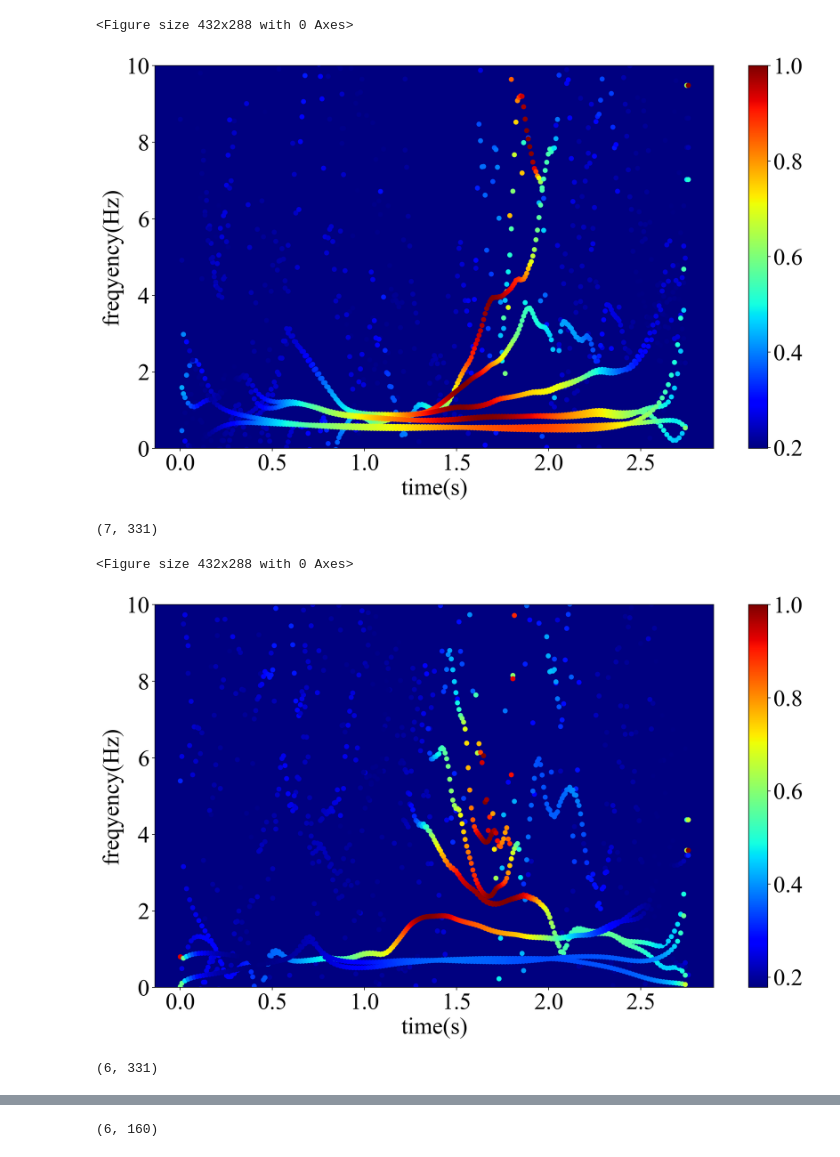
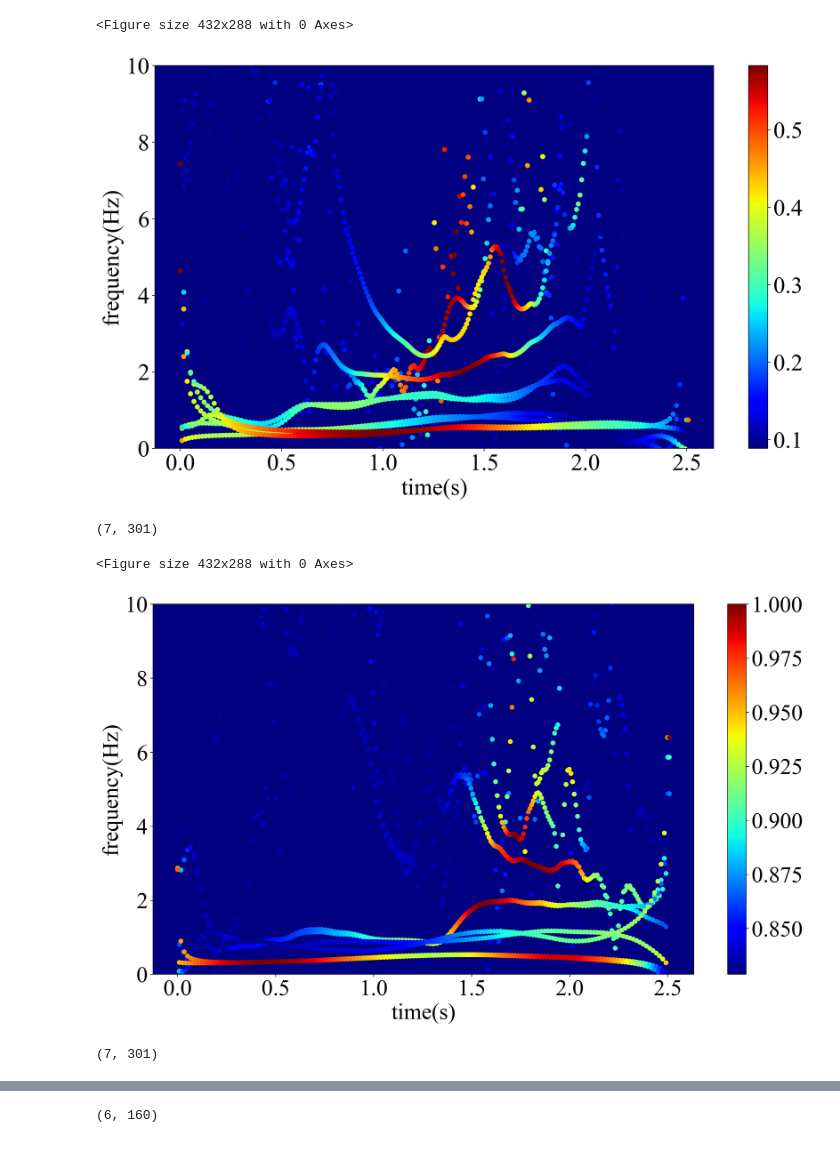
Before and after one commit to chudai8141/golf2, a Jupyter notebook: GolfMEMD/hht_calculation.ipynb, the cells around one changed output, grey strips where cells are left out. Cells and saved outputs as stored; diff of their text form; code cells hidden in the pictures.

Commit message:
add slice data path

```diff
--- a/GolfMEMD/hht_calculation.ipynb
+++ b/GolfMEMD/hht_calculation.ipynb
@@ -12,10 +16,9 @@ import copy
 # %%
 # first straight data
-data_path = '../data/1111/straight_1_Take_001.bvh'
-first_impact = 224
-
-j = Joint()
-set_joint = j.hip
+# or
+# first slice data
+# data_path = '../data/1111/straight_1_Take_001.bvh'
+data_path = '../data/1111/slice_data/slice_1_Take_001.bvh'
 
 data, fs, text = bvh.bvhreader(data_path)
 data = bvh.errc(data, 3, 6)
@@ -73,26 +76,23 @@ ax = plt.gca()
 ax.set_facecolor([0.0, 0.0, 0.5])
 plt.ylim(0, 10)
 plt.xlabel('time(s)')
-plt.ylabel('freqyency(Hz)')
+plt.ylabel('frequency(Hz)')
 plt.colorbar()
 plt.show()
 # %% [output]
 <Figure size 432x288 with 0 Axes>
-[figure, old version]
+[figure, new version]
 # %%
 first_freq_data = freq_mean.copy()
 first_amp_data = amp_mean.copy()
 # %%
 print(first_freq_data.shape)
 # %% [output]
-(7, 331)
+(7, 301)
 # %%
 # secont straight data
-data_path = '../data/1111/straight_2_Take_001.bvh'
-second_impact = 186
-
-j = Joint()
-set_joint = j.hip
+# data_path = '../data/1111/straight_2_Take_001.bvh'
+data_path = '../data/1111/slice_data/slice_2_Take_001.bvh'
 
 data, fs, text = bvh.bvhreader(data_path)
 data = bvh.errc(data, 3, 6)
@@ -127,41 +127,41 @@ freq_mean = np.mean(freq_all, axis=0)
 # amp normalize
 amp_norm = LA.norm(amp_all, axis=0)
 amp_mean = (amp_norm - np.min(amp_norm)) / (np.max(amp_norm) - np.min(amp_norm))
 
 # Number of decomposition
 Nod = freq_mean.shape[0]
 
 # frame
 frame = freq_mean.shape[1]
 
 # setting spectrum time
 spectrum_time = np.zeros((Nod, frame))
 for n in range(Nod):
     spectrum_time[n, :] = np.linspace(0, dt*frame, frame)
 
 # spectrogram plot
 plt.clf()
 plt.figure(dpi = 200, figsize=(16, 9))
 plt.rcParams['font.family'] = 'Times new Roman'
 plt.rcParams['font.size'] = 30
 for n in range(Nod):
     plt.scatter(spectrum_time[n, :], freq_mean[n, :], s = 30, c=amp_mean[n, :frame], cmap='jet')
 ax = plt.gca()
 ax.set_facecolor([0.0, 0.0, 0.5])
 plt.ylim(0, 10)
 plt.xlabel('time(s)')
-plt.ylabel('freqyency(Hz)')
+plt.ylabel('frequency(Hz)')
 plt.colorbar()
 plt.show()
 # %% [output]
 <Figure size 432x288 with 0 Axes>
-[figure, old version]
+[figure, new version]
 # %%
 second_freq_data = freq_mean.copy()
 second_amp_data =amp_mean.copy()
 # %%
 print(second_freq_data.shape)
 # %% [output]
-(6, 331)
+(7, 301)
 # %%
 # third straight data
```
Also changed, not shown: parts of 7 cells of this notebook.
